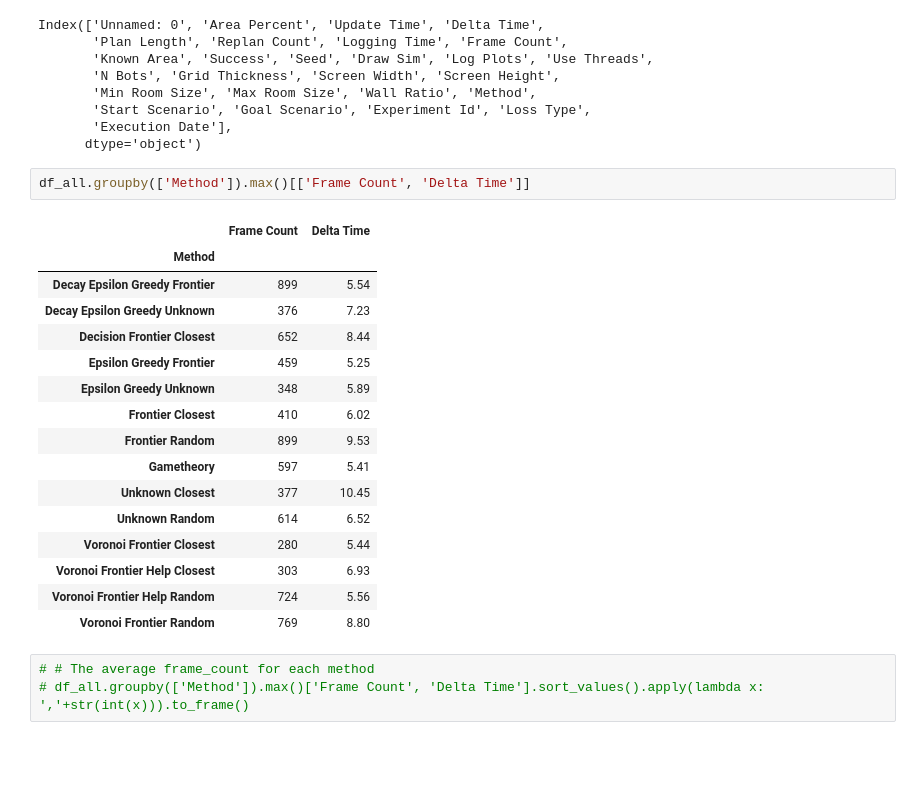
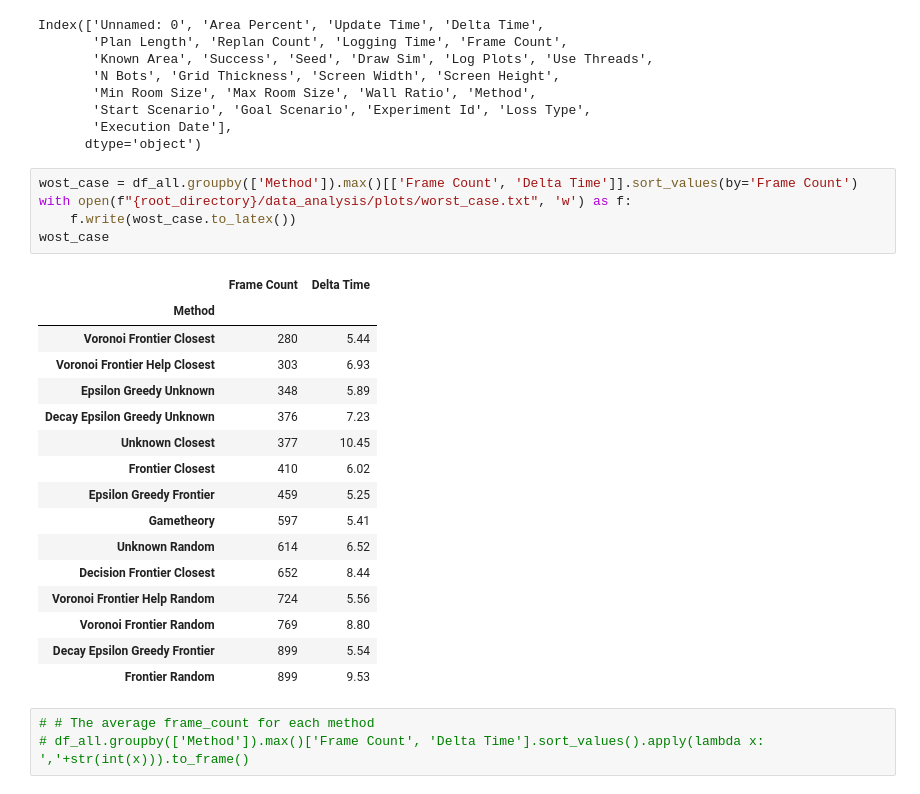
Before and after one commit to DIRECTLab/Multi_Agents_Area_Exploration, a Jupyter notebook: data_analysis/plots.ipynb, the cells around one changed output. Cells and saved outputs as stored; diff of their text form; blank space fills up the shorter version.

```diff
--- a/data_analysis/plots.ipynb
+++ b/data_analysis/plots.ipynb
@@ -120,25 +102,28 @@ Index(['Unnamed: 0', 'Area Percent', 'Update Time', 'Delta Time',
        'Start Scenario', 'Goal Scenario', 'Experiment Id', 'Loss Type',
        'Execution Date'],
       dtype='object')
-# %%
-df_all.groupby(['Method']).max()[['Frame Count', 'Delta Time']]
-# %% [output]
-|  | Frame Count | Delta Time |
-| Method |  |  |
-| Decay Epsilon Greedy Frontier | 899 | 5.54 |
-| Decay Epsilon Greedy Unknown | 376 | 7.23 |
-| Decision Frontier Closest | 652 | 8.44 |
-| Epsilon Greedy Frontier | 459 | 5.25 |
-| Epsilon Greedy Unknown | 348 | 5.89 |
-| Frontier Closest | 410 | 6.02 |
-| Frontier Random | 899 | 9.53 |
-| Gametheory | 597 | 5.41 |
-| Unknown Closest | 377 | 10.45 |
-| Unknown Random | 614 | 6.52 |
-| Voronoi Frontier Closest | 280 | 5.44 |
-| Voronoi Frontier Help Closest | 303 | 6.93 |
-| Voronoi Frontier Help Random | 724 | 5.56 |
-| Voronoi Frontier Random | 769 | 8.80 |
+# %%
+wost_case = df_all.groupby(['Method']).max()[['Frame Count', 'Delta Time']].sort_values(by='Frame Count')
+with open(f"{root_directory}/data_analysis/plots/worst_case.txt", 'w') as f:
+    f.write(wost_case.to_latex())
+wost_case
+# %% [output]
+|  | Frame Count | Delta Time |
+| Method |  |  |
+| Voronoi Frontier Closest | 280 | 5.44 |
+| Voronoi Frontier Help Closest | 303 | 6.93 |
+| Epsilon Greedy Unknown | 348 | 5.89 |
+| Decay Epsilon Greedy Unknown | 376 | 7.23 |
+| Unknown Closest | 377 | 10.45 |
+| Frontier Closest | 410 | 6.02 |
+| Epsilon Greedy Frontier | 459 | 5.25 |
+| Gametheory | 597 | 5.41 |
+| Unknown Random | 614 | 6.52 |
+| Decision Frontier Closest | 652 | 8.44 |
+| Voronoi Frontier Help Random | 724 | 5.56 |
+| Voronoi Frontier Random | 769 | 8.80 |
+| Decay Epsilon Greedy Frontier | 899 | 5.54 |
+| Frontier Random | 899 | 9.53 |
 # %%
 # # The average frame_count for each method
 # df_all.groupby(['Method']).max()['Frame Count', 'Delta Time'].sort_values().apply(lambda x: ','+str(int(x))).to_frame()
```
Also changed, not shown: parts of 19 cells of this notebook.
